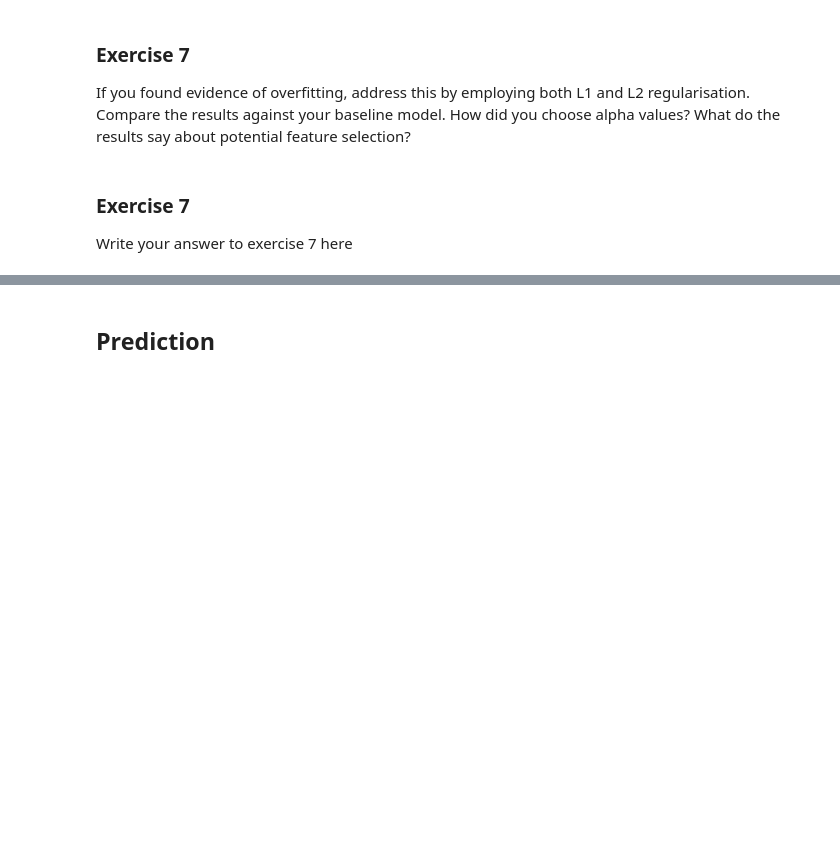
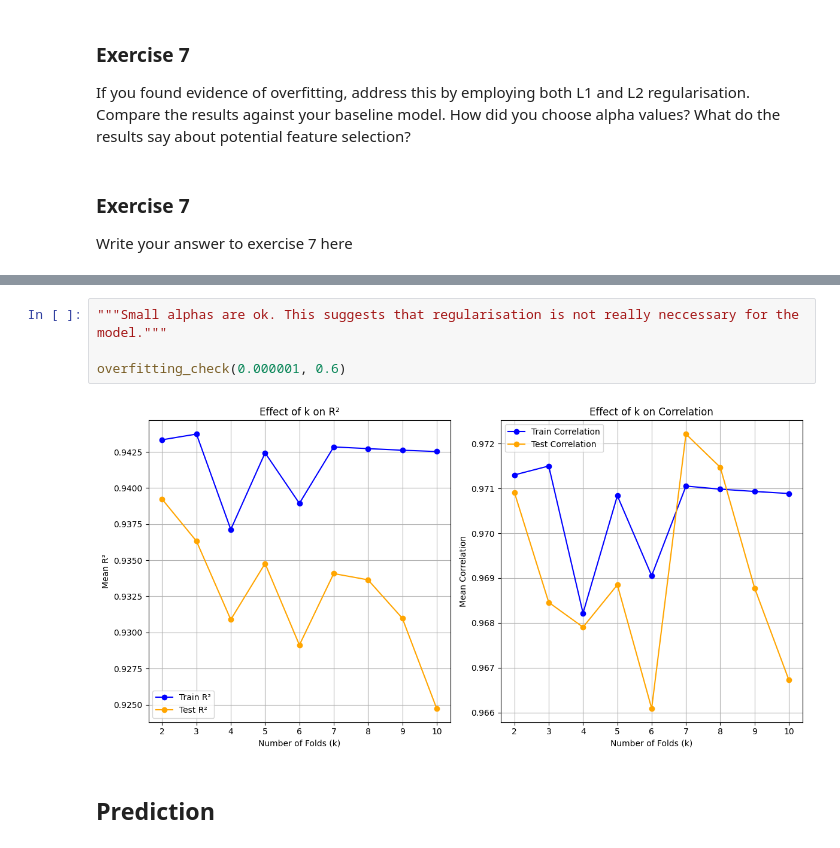
Before and after one commit to Navaneeth2906/nm803_ads_2024, a Jupyter notebook: Practical_3.ipynb, the cells around one changed output, grey strips where cells are left out. Drawn from its saved outputs; the diff is of its cells as text; blank space fills up the shorter version.

```diff
--- a/Practical_3.ipynb
+++ b/Practical_3.ipynb
@@ -1378,3 +1325,9 @@ NameError: name 'with_regularisation' is not defined
+# %%
+"""Small alphas are ok. This suggests that regularisation is not really neccessary for the model."""
+
+overfitting_check(0.000001, 0.6)
+# %% [output]
+[figure, added]
 # %% [markdown]
 ## Prediction
 # %% [markdown]
```
Also changed, not shown: parts of 20 cells of this notebook.
